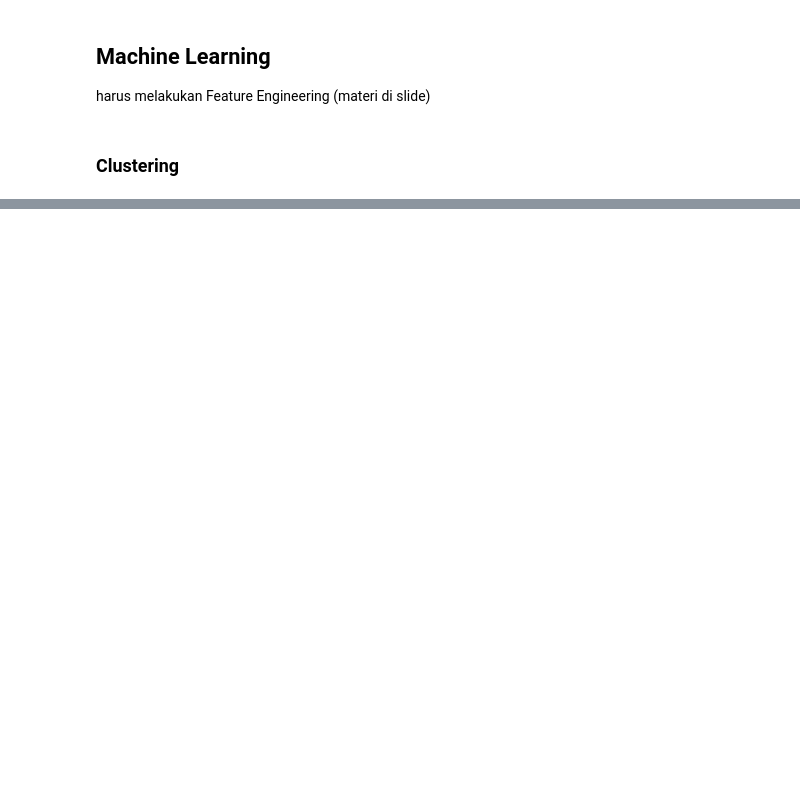
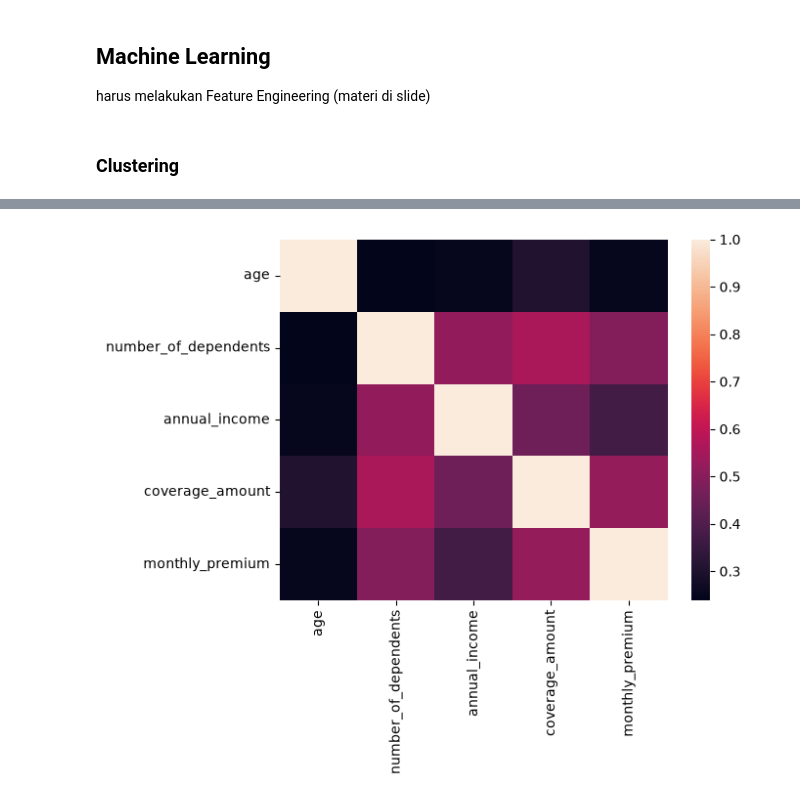
Before and after one commit to marlinps/dsml, a Jupyter notebook: day_2.ipynb, the cells around one changed output, grey strips where cells are left out. Saved outputs shown, nothing was run; the diff lists cells and outputs as text; code cells hidden in the pictures; blank space fills up the shorter version.

```diff
--- a/day_2.ipynb
+++ b/day_2.ipynb
@@ -270,4 +272,4 @@ harus melakukan Feature Engineering (materi di slide)
 # %% [markdown]
 ### Clustering
 # %%
-pd.read_csv =
+df = pd.read_csv('life_insurance.csv')
@@ -273,0 +296,6 @@ pd.read_csv =
+# %%
+sns.heatmap(df.corr(numeric_only=True)) # membuat heatmap untuk menampilkan korelasi antara kolom-kolom numerik dalam DataFrame df
+df.columns
+feature = ['age', 'annual_income', 'health_status', 'number_of_dependents']
+# %% [output]
+[figure, added]
```
Also changed, not shown: parts of 22 cells of this notebook, 1 other file.
